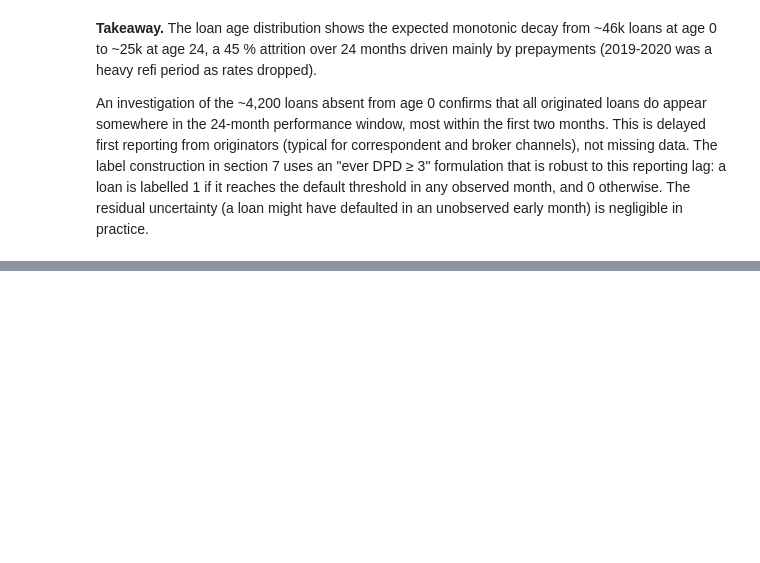
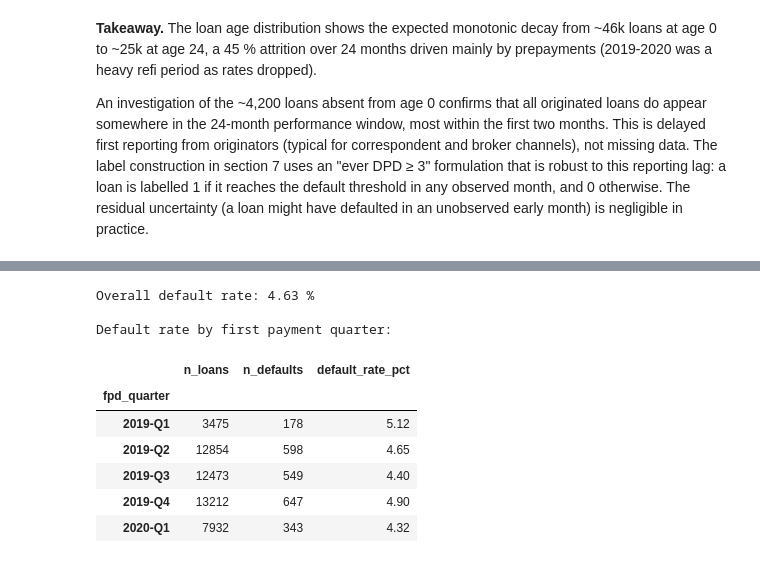
Before and after one commit to capristunt/Credit-Risk-Freddie-Mac-SFLLD-2019, a Jupyter notebook: notebooks/01_data_preparation.ipynb, the cells around one changed output, grey strips where cells are left out. Saved outputs shown, nothing was run; the diff lists cells and outputs as text; code cells hidden in the pictures; blank space fills up the shorter version.

```diff
--- a/notebooks/01_data_preparation.ipynb
+++ b/notebooks/01_data_preparation.ipynb
@@ -760,0 +749,10 @@ Loan: F19Q30532223
+# %%
+# Cast the delinquency status to numeric (all values are numeric in this window, verified in section 6.1)
+perf["dpd"] = perf["current_loan_delinquency_status"].astype(int)
+
+# Max DPD per loan across the observed window
+max_dpd_per_loan = perf.groupby("loan_sequence_number")["dpd"].max()
+
+print(f"Loans with a max DPD computed: {len(max_dpd_per_loan):,}")
+print(f"\nMax DPD distribution across the portfolio:")
+max_dpd_per_loan.value_counts().sort_index().head(15)
@@ -760,0 +860,34 @@ Loan: F19Q30532223
+# %%
+# Bring first_payment_date from orig to compute default rate by origination quarter
+labels_with_fpd = labels.merge(
+    orig[["loan_sequence_number", "first_payment_date"]],
+    on="loan_sequence_number",
+    how="inner",
+)
+
+# Convert YYYYMM to origination quarter (approximate: FPD is ~1-2 months after origination)
+labels_with_fpd["fpd_quarter"] = (
+    labels_with_fpd["first_payment_date"].astype(str).str[:4] + "-Q"
+    + ((labels_with_fpd["first_payment_date"] % 100 - 1) // 3 + 1).astype(str)
+)
+
+default_by_quarter = labels_with_fpd.groupby("fpd_quarter").agg(
+    n_loans=("default_24m", "size"),
+    n_defaults=("default_24m", "sum"),
+    default_rate_pct=("default_24m", lambda x: round(x.mean() * 100, 2)),
+).sort_index()
+
+print(f"Overall default rate: {labels['default_24m'].mean() * 100:.2f} %")
+print(f"\nDefault rate by first payment quarter:")
+default_by_quarter
+# %% [output]
+Overall default rate: 4.63 %
+
+Default rate by first payment quarter:
+|  | n_loans | n_defaults | default_rate_pct |
+| fpd_quarter |  |  |  |
+| 2019-Q1 | 3475 | 178 | 5.12 |
+| 2019-Q2 | 12854 | 598 | 4.65 |
+| 2019-Q3 | 12473 | 549 | 4.40 |
+| 2019-Q4 | 13212 | 647 | 4.90 |
+| 2020-Q1 | 7932 | 343 | 4.32 |
```
Also changed, not shown: parts of 28 cells of this notebook.
